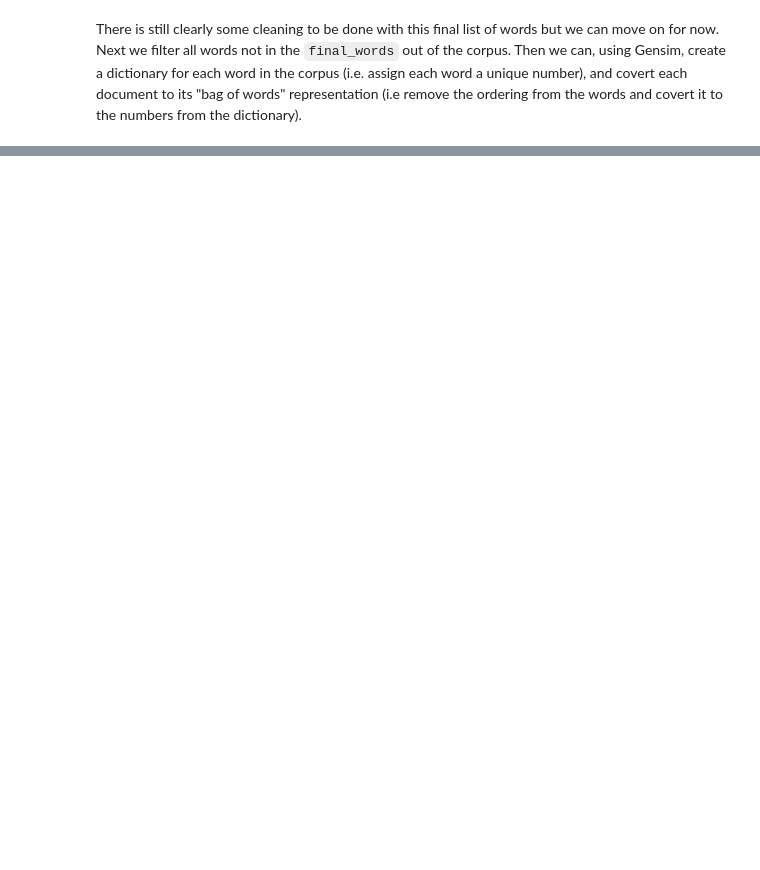
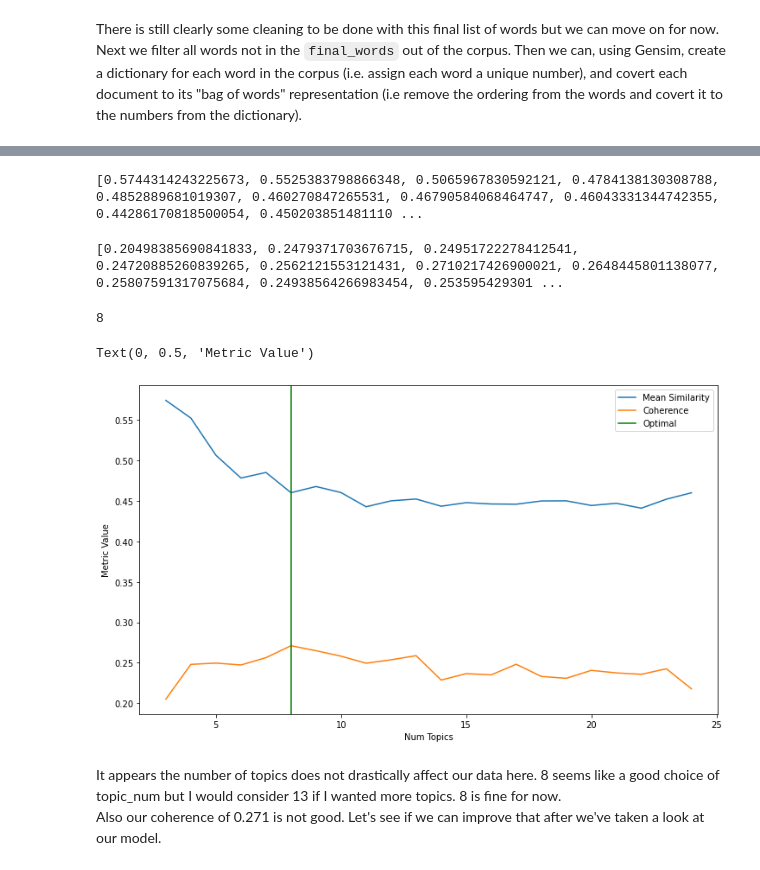
Before and after one commit to lukeellison/hansard, a Jupyter notebook: src/lda_topic_analysis.ipynb, the cells around one changed output, grey strips where cells are left out. Saved outputs shown, nothing was run; the diff lists cells and outputs as text; code cells hidden in the pictures; blank space fills up the shorter version.

Commit message:
ran topic modelling and got optimal topic_num

```diff
--- a/src/lda_topic_analysis.ipynb
+++ b/src/lda_topic_analysis.ipynb
@@ -147,0 +177,56 @@ print(corpus_bow[10])
+# %%
+def jaccard_similarity(topic_1, topic_2):
+    """
+    Derives the Jaccard similarity of two topics. We want a low similarity to ensure diverse and clearly distinct topics.
+
+    Jaccard similarity:
+    - J(A,B) = (A ∩ B)/(A ∪ B)
+    """
+    intersection = set(topic_1).intersection(set(topic_2))
+    union = set(topic_1).union(set(topic_2))
+
+    return float(len(intersection))/float(len(union))
+
+mean_similarities = [] # Mean similarity for each topic model as list rather than dict.
+for i in num_topics_list:
+    similarities = []
+    for x, topics1 in enumerate(LDA_topics[i]):
+        inner_similarities = []
+        for y, topics2 in enumerate(LDA_topics[i]):
+            if x != y:
+                # We do calculate each similarity twice but that will result in the same mean.
+                inner_similarities.append(jaccard_similarity(topics1, topics2))
+        similarities.append(np.array(inner_similarities).mean())
+    mean_similarities.append(np.array(similarities).mean())
+
+print(mean_similarities)
+# %% [output]
+[0.5744314243225673, 0.5525383798866348, 0.5065967830592121, 0.4784138130308788, 0.4852889681019307, 0.460270847265531, 0.46790584068464747, 0.46043331344742355, 0.44286170818500054, 0.450203851481110 ...
+# %%
+coherences = [models.CoherenceModel(model=LDA_models[i], texts=filtered_corp, dictionary=dictionary, coherence='c_v').get_coherence() for i in tqdm(num_topics_list)]
+print(coherences)
+# %% [output]
+[0.20498385690841833, 0.2479371703676715, 0.24951722278412541, 0.24720885260839265, 0.2562121553121431, 0.2710217426900021, 0.2648445801138077, 0.25807591317075684, 0.24938564266983454, 0.253595429301 ...
+# %%
+optimal_topics_i = np.argmax(coherences - np.array(mean_similarities))
+optimal_topics_num = num_topics_list[optimal_topics_i]
+print(optimal_topics_num)
+# %% [output]
+8
+# %%
+import matplotlib.pyplot as plt
+
+fig = plt.figure(figsize=(12,7))
+ax = plt.axes()
+ax.plot(num_topics_list, mean_similarities, label="Mean Similarity")
+ax.plot(num_topics_list, coherences, label="Coherence")
+plt.axvline(x=optimal_topics_num, color='g', label="Optimal")
+plt.legend(fontsize=10)
+plt.xlabel("Num Topics")
+plt.ylabel("Metric Value")
+# %% [output]
+Text(0, 0.5, 'Metric Value')
+[figure, added]
+# %% [markdown]
+It appears the number of topics does not drastically affect our data here. 8 seems like a good choice of topic_num but I would consider 13 if I wanted more topics. 8 is fine for now.
+Also our coherence of 0.271 is not good. Let's see if we can improve that after we've taken a look at our model.
```
Also changed, not shown: parts of 6 cells of this notebook.
